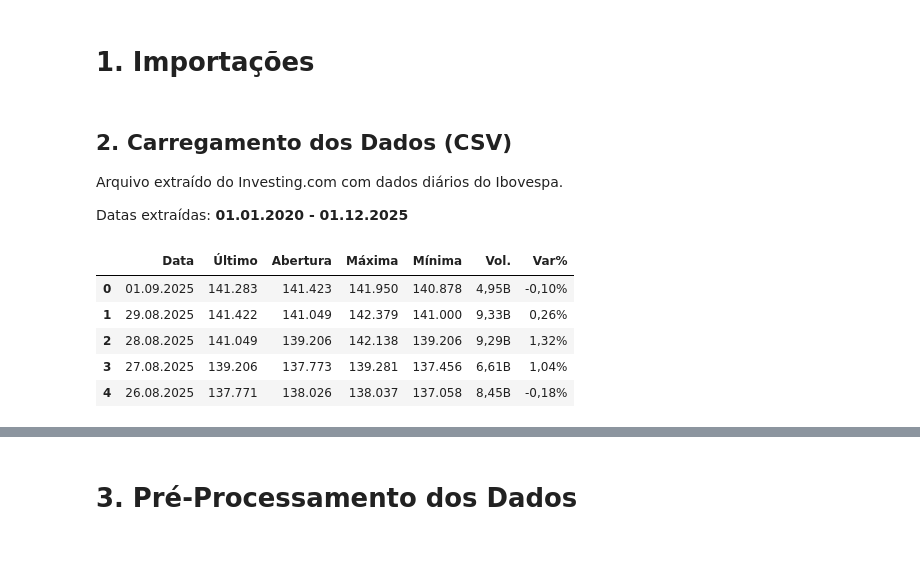
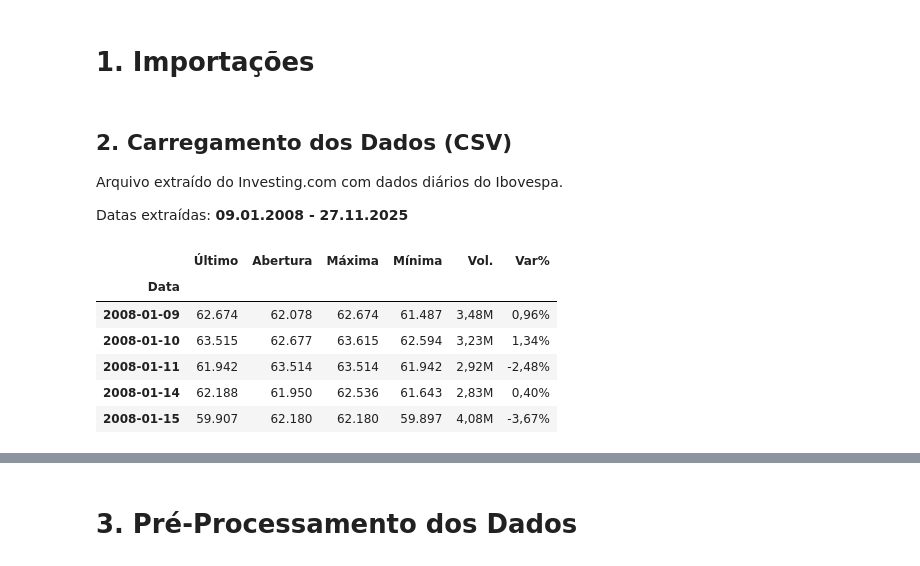
Before and after one commit to PedroLucena-creator/tech_challenge_2, a Jupyter notebook: previsao_ibovespa.ipynb, the cells around one changed output, grey strips where cells are left out. Cells and saved outputs as stored; diff of their text form; code cells hidden in the pictures.

```diff
--- a/previsao_ibovespa.ipynb
+++ b/previsao_ibovespa.ipynb
@@ -21,16 +25,21 @@ from xgboost import XGBClassifier
 Arquivo extraído do Investing.com com dados diários do Ibovespa.
 
 Datas extraídas:
-**01.01.2020 - 01.12.2025**
+**09.01.2008 - 27.11.2025**
 # %%
 path = "data/dados_ibovespa.csv"
 
 df = pd.read_csv(path)
+df['Data'] = pd.to_datetime(df['Data'], dayfirst=True)
+df.set_index('Data', inplace=True)
+df.sort_index(inplace=True)
+
 df.head()
 # %% [output]
-|  | Data | Último | Abertura | Máxima | Mínima | Vol. | Var% |
-| 0 | 01.09.2025 | 141.283 | 141.423 | 141.950 | 140.878 | 4,95B | -0,10% |
-| 1 | 29.08.2025 | 141.422 | 141.049 | 142.379 | 141.000 | 9,33B | 0,26% |
-| 2 | 28.08.2025 | 141.049 | 139.206 | 142.138 | 139.206 | 9,29B | 1,32% |
-| 3 | 27.08.2025 | 139.206 | 137.773 | 139.281 | 137.456 | 6,61B | 1,04% |
-| 4 | 26.08.2025 | 137.771 | 138.026 | 138.037 | 137.058 | 8,45B | -0,18% |
+|  | Último | Abertura | Máxima | Mínima | Vol. | Var% |
+| Data |  |  |  |  |  |  |
+| 2008-01-09 | 62.674 | 62.078 | 62.674 | 61.487 | 3,48M | 0,96% |
+| 2008-01-10 | 63.515 | 62.677 | 63.615 | 62.594 | 3,23M | 1,34% |
+| 2008-01-11 | 61.942 | 63.514 | 63.514 | 61.942 | 2,92M | -2,48% |
+| 2008-01-14 | 62.188 | 61.950 | 62.536 | 61.643 | 2,83M | 0,40% |
+| 2008-01-15 | 59.907 | 62.180 | 62.180 | 59.897 | 4,08M | -3,67% |
```
Also changed, not shown: parts of 42 cells of this notebook, 1 other file.
